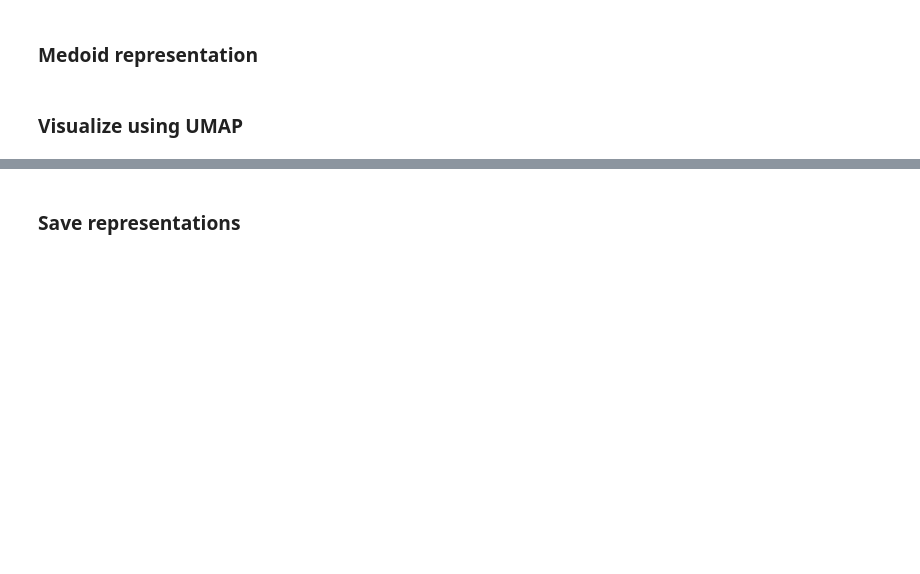
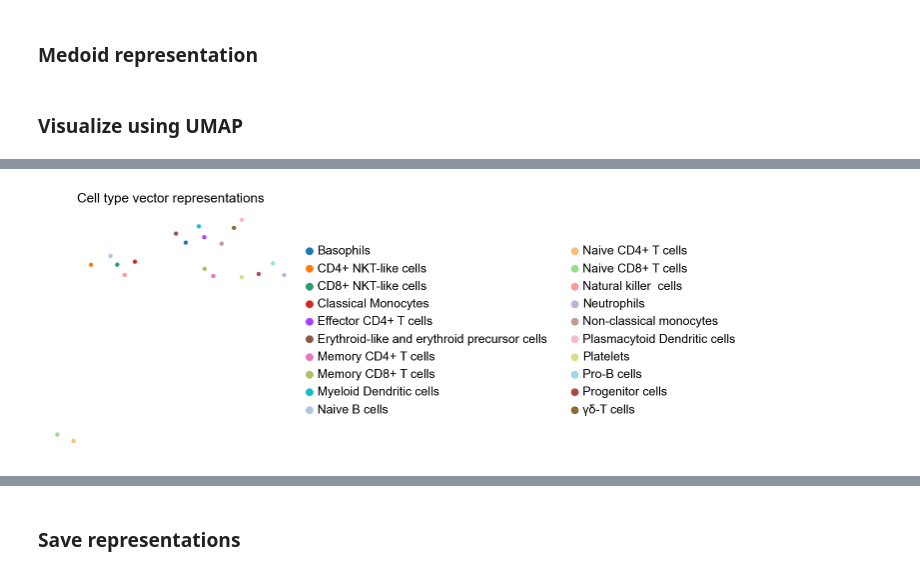
Before and after one commit to LeoAnd00/Masters_Thesis, a Jupyter notebook: code/cell_type_representation/Generate_cell_type_vector_representations.ipynb, the cells around one changed output, grey strips where cells are left out. Cells and saved outputs as stored; diff of their text form; code cells hidden in the pictures; blank space fills up the shorter version.

```diff
--- a/code/cell_type_representation/Generate_cell_type_vector_representations.ipynb
+++ b/code/cell_type_representation/Generate_cell_type_vector_representations.ipynb
@@ -32,0 +41,4 @@ MCTR_env.UMAP_visualization(representation=CentroidRepresentation)
+# %%
+MCTR_env.UMAP_visualization(representation=MedianRepresentation, neighbors=2, size=60)
+# %% [output]
+[figure, added]
```
Also changed, not shown: parts of 7 cells of this notebook, 8 other files.
